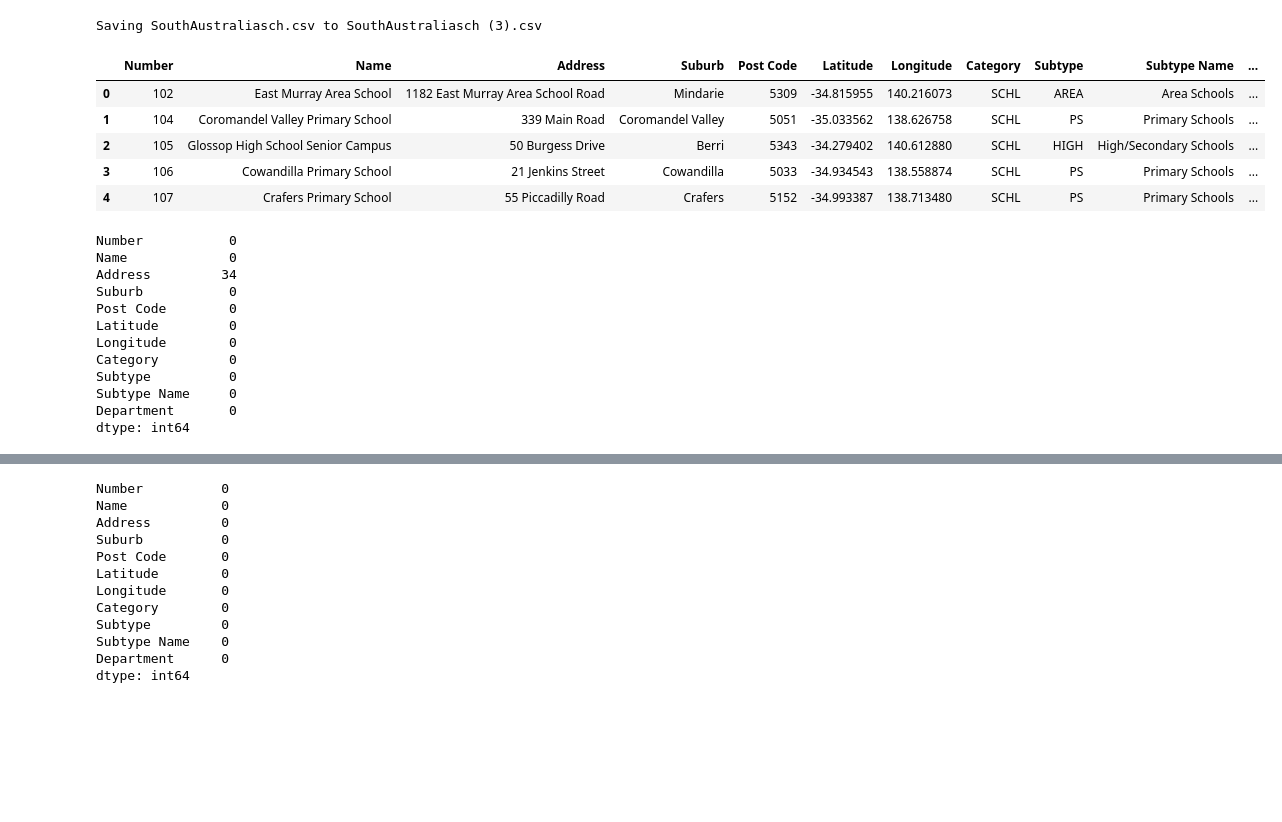
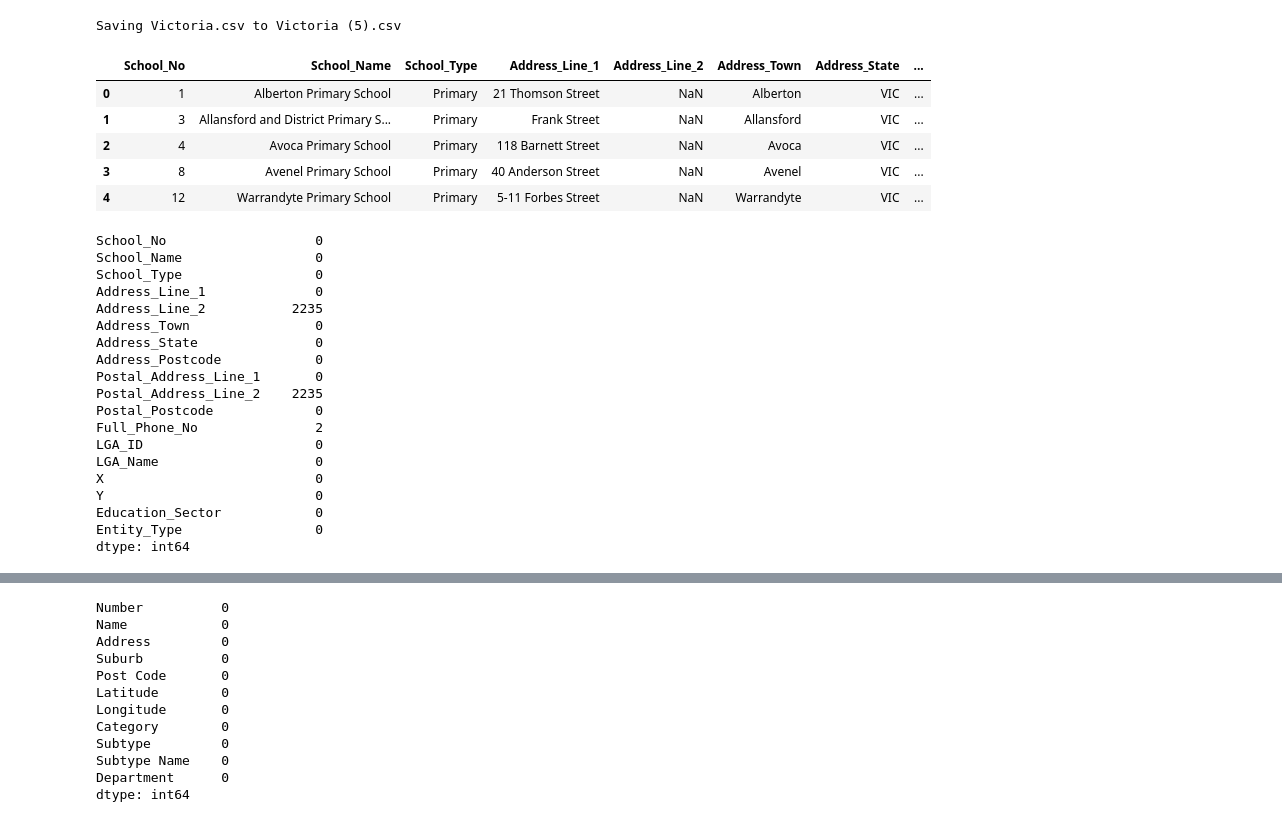
Before and after one commit to slng09/advance-task22, a Jupyter notebook: schoolcleanfile.ipynb, the cells around one changed output, grey strips where cells are left out. Drawn from its saved outputs; the diff is of its cells as text; code cells hidden in the pictures; blank space fills up the shorter version.

```diff
--- a/schoolcleanfile.ipynb
+++ b/schoolcleanfile.ipynb
@@ -16,33 +16,40 @@ warnings.filterwarnings("ignore")
 # %%
 # Read CSV
 from google.colab import files
 uploaded = files.upload()
 import io
-df = pd.read_csv(io.BytesIO(uploaded["SouthAustraliasch.csv"]),sep=',')
+df = pd.read_csv(io.BytesIO(uploaded["Victoria.csv"]),sep=',')
 df.head()
 # %% [output]
 [interactive output not drawn]
-Saving SouthAustraliasch.csv to SouthAustraliasch (3).csv
+Saving Victoria.csv to Victoria (5).csv
-|  | Number | Name | Address | Suburb | Post Code | Latitude | Longitude | Category | Subtype | Subtype Name | ... |
-| 0 | 102 | East Murray Area School | 1182 East Murray Area School Road | Mindarie | 5309 | -34.815955 | 140.216073 | SCHL | AREA | Area Schools | ... |
-| 1 | 104 | Coromandel Valley Primary School | 339 Main Road | Coromandel Valley | 5051 | -35.033562 | 138.626758 | SCHL | PS | Primary Schools | ... |
-| 2 | 105 | Glossop High School Senior Campus | 50 Burgess Drive | Berri | 5343 | -34.279402 | 140.612880 | SCHL | HIGH | High/Secondary Schools | ... |
-| 3 | 106 | Cowandilla Primary School | 21 Jenkins Street | Cowandilla | 5033 | -34.934543 | 138.558874 | SCHL | PS | Primary Schools | ... |
-| 4 | 107 | Crafers Primary School | 55 Piccadilly Road | Crafers | 5152 | -34.993387 | 138.713480 | SCHL | PS | Primary Schools | ... |
+|  | School_No | School_Name | School_Type | Address_Line_1 | Address_Line_2 | Address_Town | Address_State | ... |
+| 0 | 1 | Alberton Primary School | Primary | 21 Thomson Street | NaN | Alberton | VIC | ... |
+| 1 | 3 | Allansford and District Primary S... | Primary | Frank Street | NaN | Allansford | VIC | ... |
+| 2 | 4 | Avoca Primary School | Primary | 118 Barnett Street | NaN | Avoca | VIC | ... |
+| 3 | 8 | Avenel Primary School | Primary | 40 Anderson Street | NaN | Avenel | VIC | ... |
+| 4 | 12 | Warrandyte Primary School | Primary | 5-11 Forbes Street | NaN | Warrandyte | VIC | ... |
 # %%
 df.isnull().sum()
 # %% [output]
-Number           0
-Name             0
-Address         34
-Suburb           0
-Post Code        0
-Latitude         0
-Longitude        0
-Category         0
-Subtype          0
-Subtype Name     0
-Department       0
+School_No                   0
+School_Name                 0
+School_Type                 0
+Address_Line_1              0
+Address_Line_2           2235
+Address_Town                0
+Address_State               0
+Address_Postcode            0
+Postal_Address_Line_1       0
+Postal_Address_Line_2    2235
+Postal_Postcode             0
+Full_Phone_No               2
+LGA_ID                      0
+LGA_Name                    0
+X                           0
+Y                           0
+Education_Sector            0
+Entity_Type                 0
 dtype: int64
 # %%
 def clean_column_name(column_names):
```
Also changed, not shown: parts of 12 cells of this notebook.
